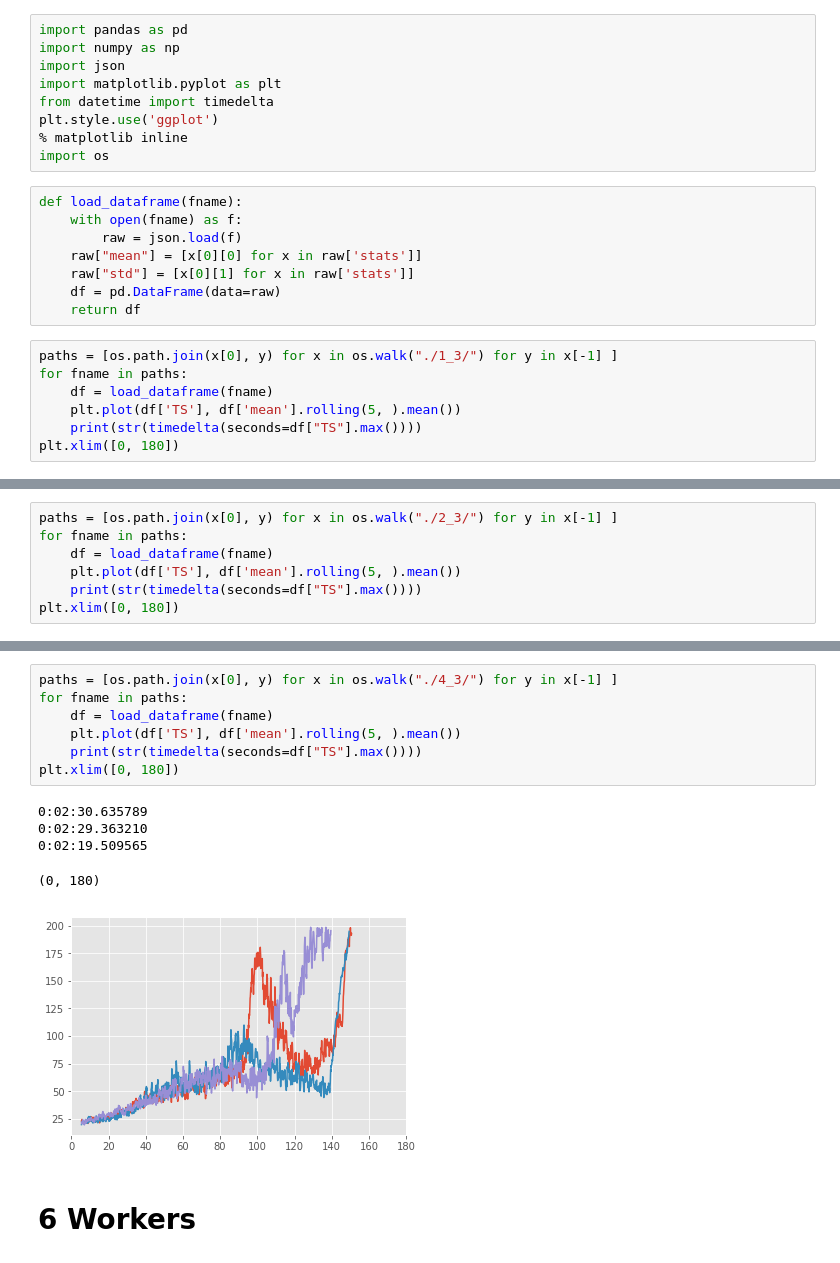
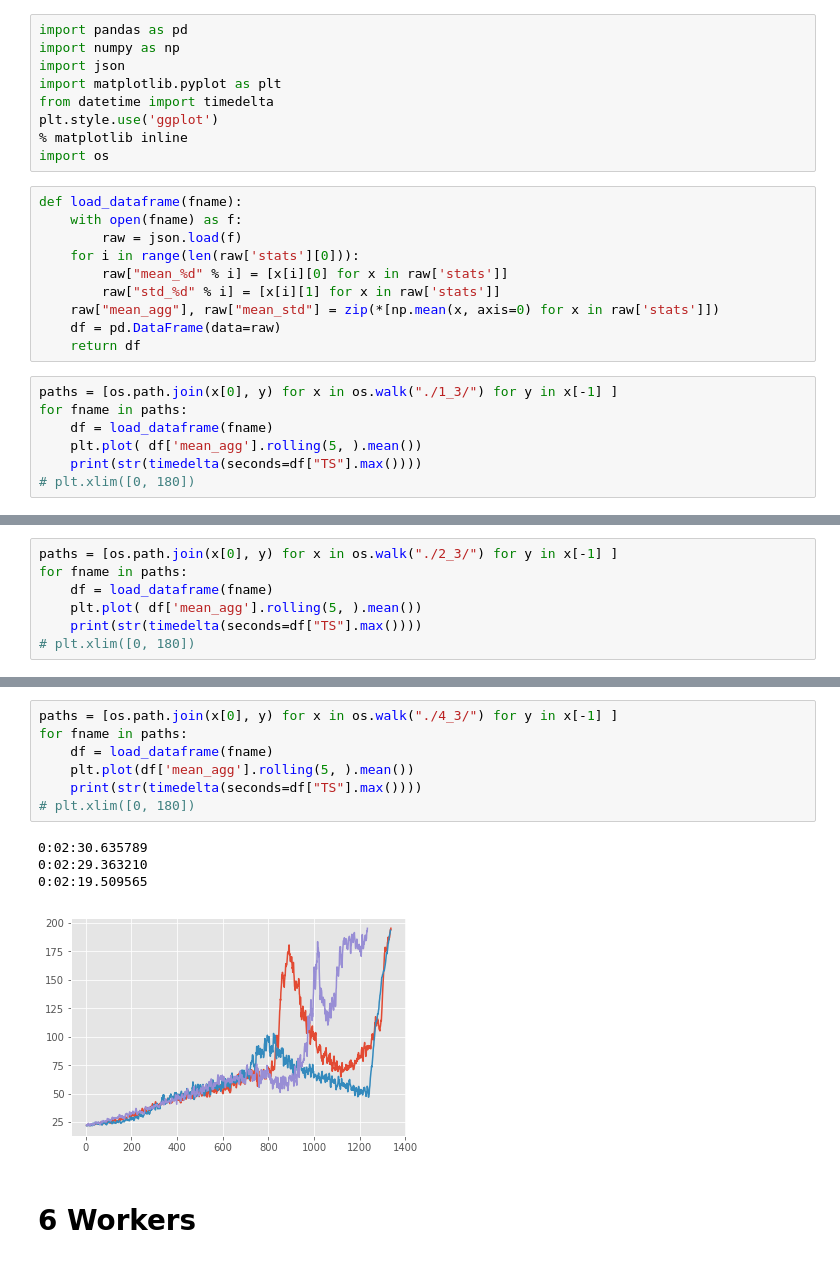
Before and after one commit to richardliaw/ray, a Jupyter notebook: examples/a3c/results/ModelAveraging.ipynb, the cells around one changed output, grey strips where cells are left out. Drawn from its saved outputs; the diff is of its cells as text.

```diff
--- a/examples/a3c/results/ModelAveraging.ipynb
+++ b/examples/a3c/results/ModelAveraging.ipynb
@@ -11,17 +11,19 @@ import os
 def load_dataframe(fname):
     with open(fname) as f:
         raw = json.load(f)
-    raw["mean"] = [x[0][0] for x in raw['stats']]
-    raw["std"] = [x[0][1] for x in raw['stats']]
+    for i in range(len(raw['stats'][0])):
+        raw["mean_%d" % i] = [x[i][0] for x in raw['stats']]
+        raw["std_%d" % i] = [x[i][1] for x in raw['stats']]
+    raw["mean_agg"], raw["mean_std"] = zip(*[np.mean(x, axis=0) for x in raw['stats']])
     df = pd.DataFrame(data=raw)
     return df
 # %%
 paths = [os.path.join(x[0], y) for x in os.walk("./1_3/") for y in x[-1] ]
 for fname in paths:
     df = load_dataframe(fname)
-    plt.plot(df['TS'], df['mean'].rolling(5, ).mean())
+    plt.plot( df['mean_agg'].rolling(5, ).mean())
     print(str(timedelta(seconds=df["TS"].max())))
-plt.xlim([0, 180])
+# plt.xlim([0, 180])
 # %% [output]
 0:03:14.437734
 0:03:30.120590
@@ -32,9 +33,9 @@ plt.xlim([0, 180])
 paths = [os.path.join(x[0], y) for x in os.walk("./2_3/") for y in x[-1] ]
 for fname in paths:
     df = load_dataframe(fname)
-    plt.plot(df['TS'], df['mean'].rolling(5, ).mean())
+    plt.plot( df['mean_agg'].rolling(5, ).mean())
     print(str(timedelta(seconds=df["TS"].max())))
-plt.xlim([0, 180])
+# plt.xlim([0, 180])
 # %% [output]
 0:02:00.569341
 0:01:58.874101
@@ -44,15 +44,14 @@ plt.xlim([0, 180])
 # %%
 paths = [os.path.join(x[0], y) for x in os.walk("./4_3/") for y in x[-1] ]
 for fname in paths:
     df = load_dataframe(fname)
-    plt.plot(df['TS'], df['mean'].rolling(5, ).mean())
+    plt.plot(df['mean_agg'].rolling(5, ).mean())
     print(str(timedelta(seconds=df["TS"].max())))
-plt.xlim([0, 180])
+# plt.xlim([0, 180])
 # %% [output]
 0:02:30.635789
 0:02:29.363210
 0:02:19.509565
-(0, 180)
-[figure, old version]
+[figure, new version]
 # %% [markdown]
 # 6 Workers
```
Also changed, not shown: parts of 8 cells of this notebook, 2 other files.
